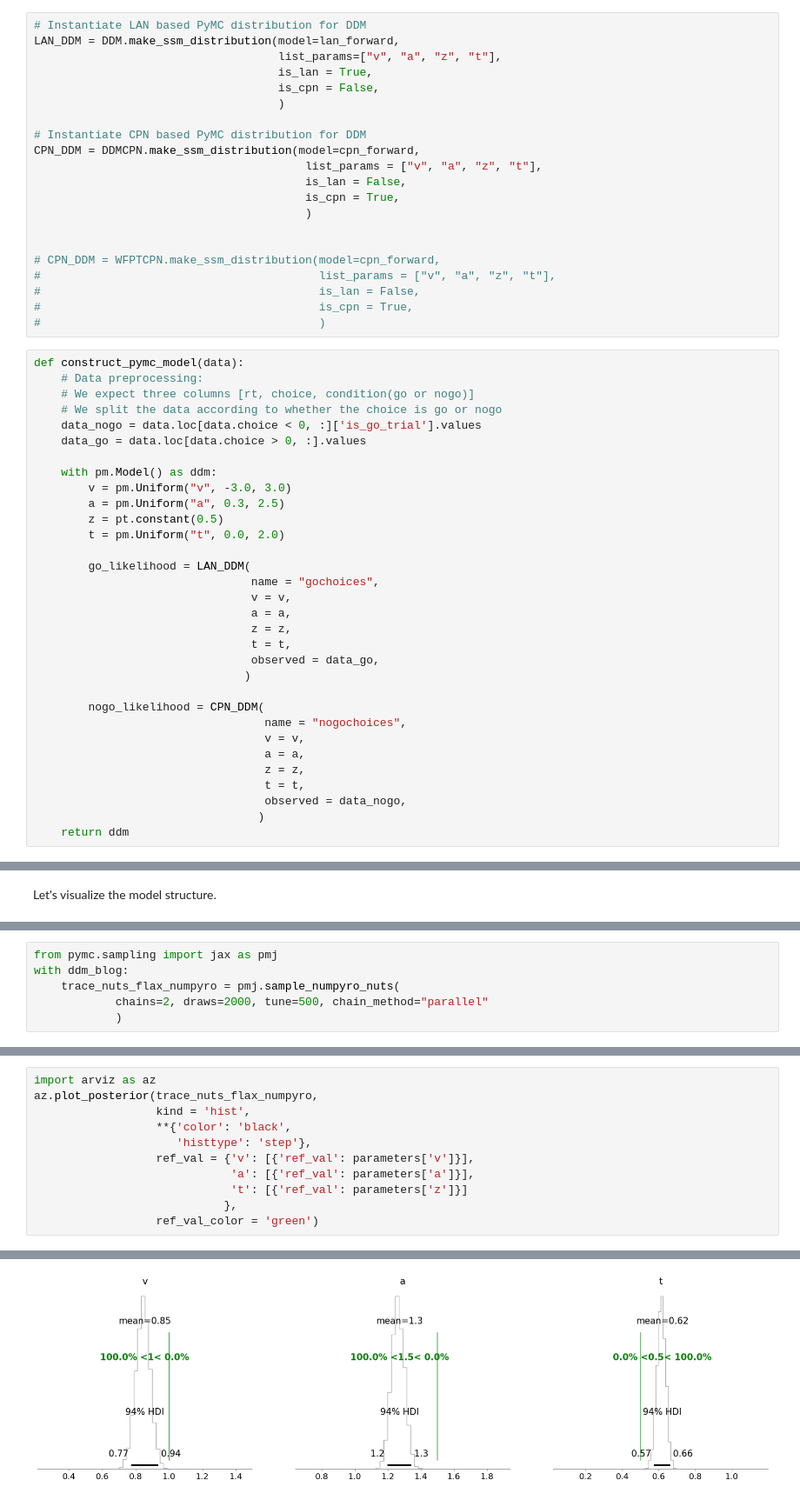
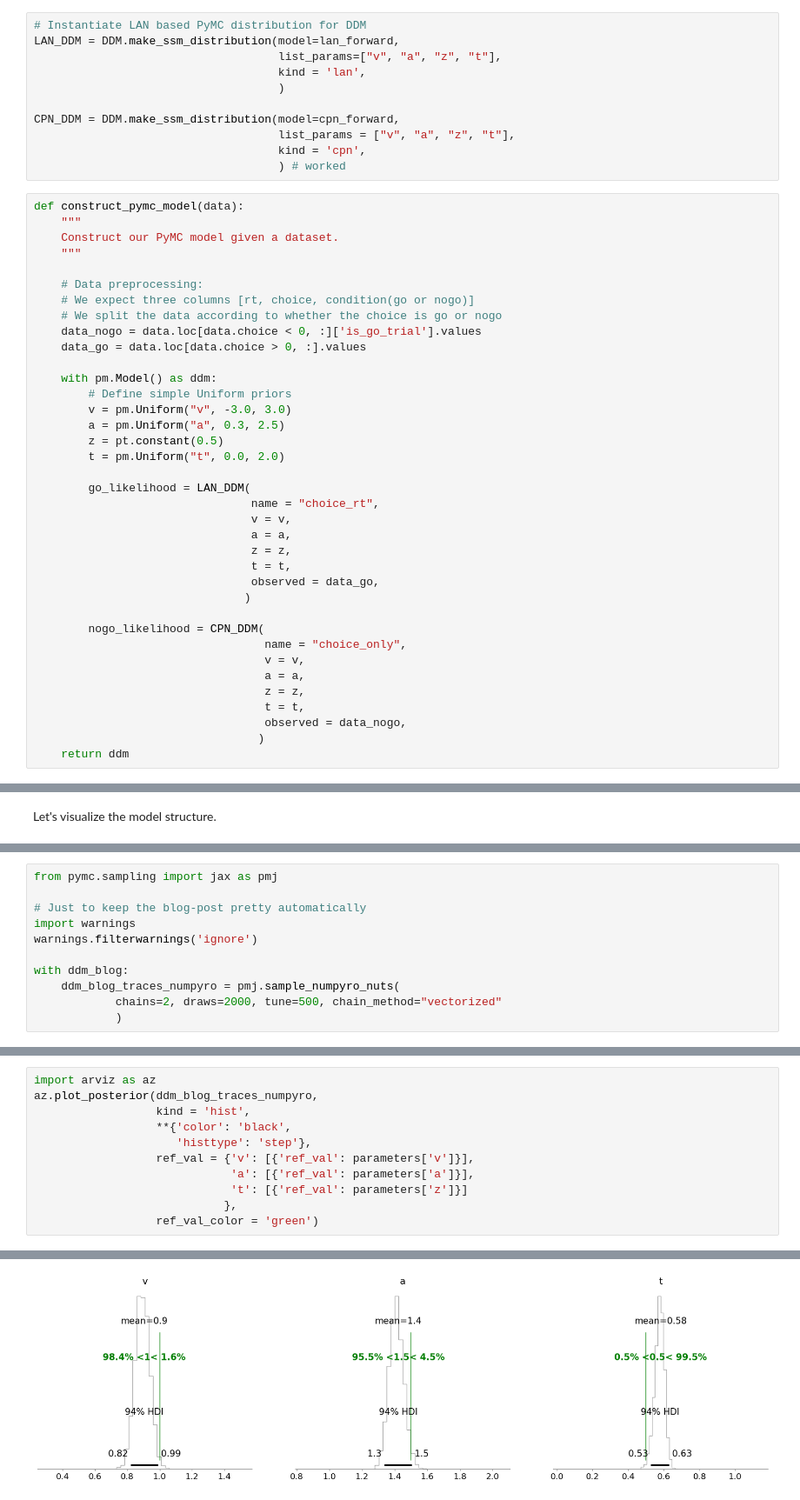
Before and after one commit to AlexanderFengler/blog_posts, a Jupyter notebook: posts/flax_networks_in_pymc/pymc_lans_blog_post.ipynb, the cells around one changed output, grey strips where cells are left out. Shown: that part at 87% size. Cells and saved outputs as stored; diff of their text form.

```diff
--- a/posts/flax_networks_in_pymc/pymc_lans_blog_post.ipynb
+++ b/posts/flax_networks_in_pymc/pymc_lans_blog_post.ipynb
@@ -1338,25 +1142,19 @@ This is finally where the hard work in the previous sections pays off. We are ab
 # Instantiate LAN based PyMC distribution for DDM
 LAN_DDM = DDM.make_ssm_distribution(model=lan_forward,
                                     list_params=["v", "a", "z", "t"],
-                                    is_lan = True,
-                                    is_cpn = False,
+                                    kind = 'lan',
                                     )
 
-# Instantiate CPN based PyMC distribution for DDM
-CPN_DDM = DDMCPN.make_ssm_distribution(model=cpn_forward,
-                                        list_params = ["v", "a", "z", "t"],
-                                        is_lan = False,
-                                        is_cpn = True,
-                                        )
-
-
-# CPN_DDM = WFPTCPN.make_ssm_distribution(model=cpn_forward,
-#                                         list_params = ["v", "a", "z", "t"],
-#                                         is_lan = False,
-#                                         is_cpn = True,
-#                                         )
+CPN_DDM = DDM.make_ssm_distribution(model=cpn_forward,
+                                    list_params = ["v", "a", "z", "t"],
+                                    kind = 'cpn',
+                                    ) # worked
 # %%
 def construct_pymc_model(data):
+    """
+    Construct our PyMC model given a dataset.
+    """
+
     # Data preprocessing:
     # We expect three columns [rt, choice, condition(go or nogo)]
     # We split the data according to whether the choice is go or nogo
@@ -1364,13 +1162,14 @@ def construct_pymc_model(data):
     data_go = data.loc[data.choice > 0, :].values
 
     with pm.Model() as ddm:
+        # Define simple Uniform priors
         v = pm.Uniform("v", -3.0, 3.0)
         a = pm.Uniform("a", 0.3, 2.5)
         z = pt.constant(0.5)
         t = pm.Uniform("t", 0.0, 2.0)
 
         go_likelihood = LAN_DDM(
-                                name = "gochoices",
+                                name = "choice_rt",
                                 v = v,
                                 a = a,
                                 z = z,
@@ -1379,7 +1178,7 @@ def construct_pymc_model(data):
                                )
 
         nogo_likelihood = CPN_DDM(
-                                  name = "nogochoices",
+                                  name = "choice_only",
                                   v = v,
                                   a = a,
                                   z = z,
@@ -1435,9 +1234,14 @@ The graphical model nicely illustrates how we handle the Go choices and NoGo cho
 We are now ready to sample...
 # %%
 from pymc.sampling import jax as pmj
+
+# Just to keep the blog-post pretty automatically
+import warnings
+warnings.filterwarnings('ignore')
+
 with ddm_blog:
-    trace_nuts_flax_numpyro = pmj.sample_numpyro_nuts(
-            chains=2, draws=2000, tune=500, chain_method="parallel"
+    ddm_blog_traces_numpyro = pmj.sample_numpyro_nuts(
+            chains=2, draws=2000, tune=500, chain_method="vectorized"
             )
 # %% [output]
 Compiling...
@@ -1453,20 +1257,20 @@ Let us finally visualize the posteriors.
 The posterior mass here may be somewhat off the mark when comparing to the ground truth parameters. While this hints at a calibration issue, it was conscious approach to trade-off on precision to avoid potentially very long runtimes for this tutorial. We can in general improve the performance of our neural network by training on much more synthetic data (which in real applications is advisable). This would however make running this notebook for illustration purposes cumbersome.
 # %%
 import arviz as az
-az.plot_posterior(trace_nuts_flax_numpyro,
+az.plot_posterior(ddm_blog_traces_numpyro,
                   kind = 'hist',
                   **{'color': 'black',
                      'histtype': 'step'},
                   ref_val = {'v': [{'ref_val': parameters['v']}],
                              'a': [{'ref_val': parameters['a']}],
                              't': [{'ref_val': parameters['z']}]
                             },
                   ref_val_color = 'green')
 # %% [output]
 array([<AxesSubplot: title={'center': 'v'}>,
        <AxesSubplot: title={'center': 'a'}>,
        <AxesSubplot: title={'center': 't'}>], dtype=object)
-[figure, old version]
+[figure, new version]
 # %% [markdown]
 A somewhat long but hopefully rewarding story comes to it's end. We hope you may also see some potential in this approach. Many extensions are possible, from the choice of neural network architectures to the structure of the PyMC model a plethora of options arise. If not, we hope that this may at least serve as another take on a tutorial concerning custom distributions in PyMC.
 
```
Also changed, not shown: parts of 22 cells of this notebook.
